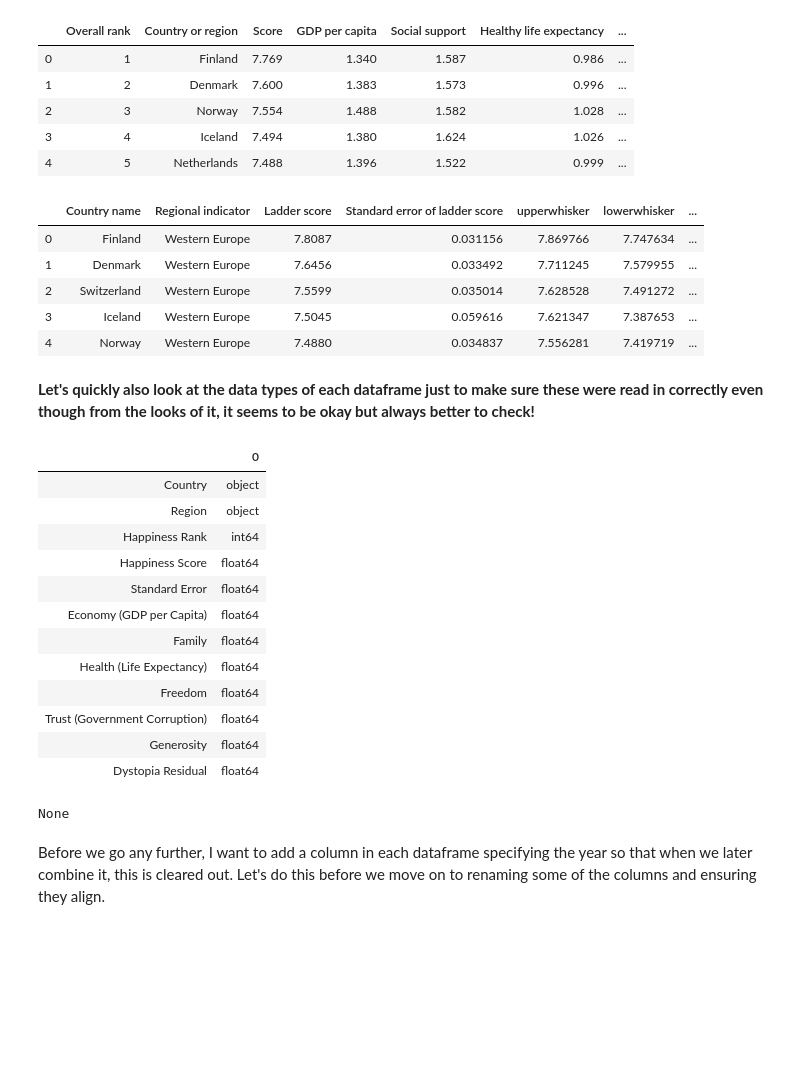
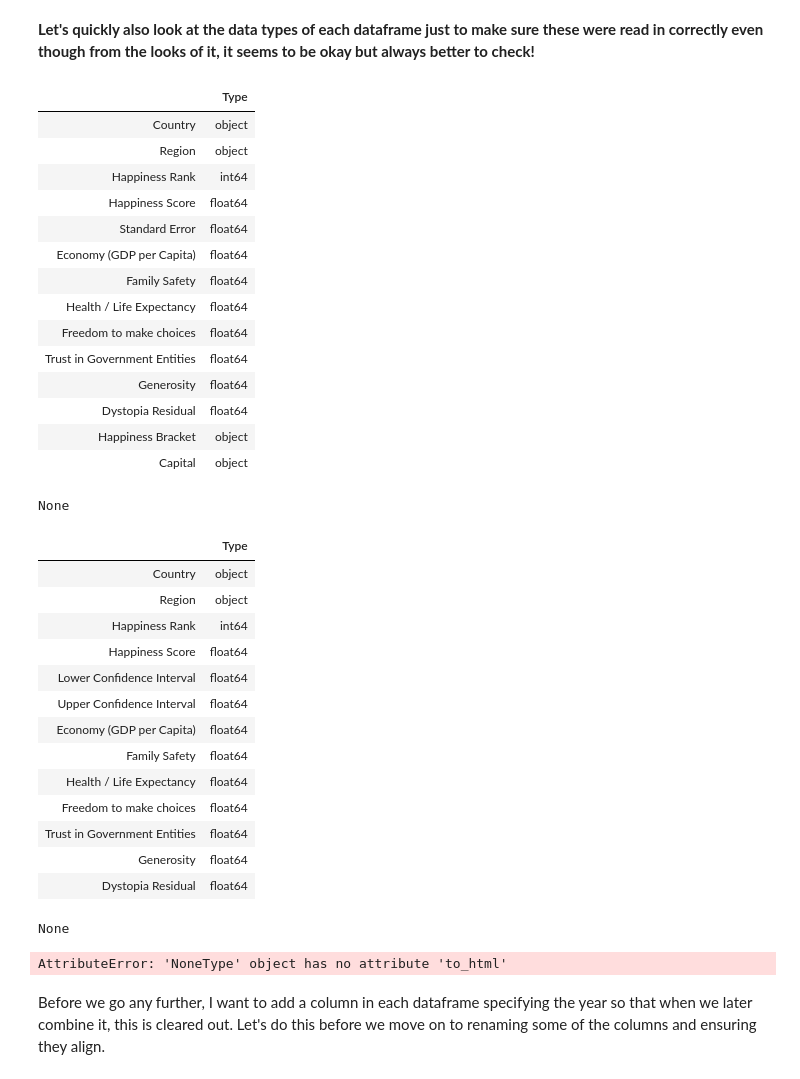
Before and after one commit to AlyBoolani/WorldHappinessReport, a Jupyter notebook: World Happiness Report Analysis.ipynb, the cells around one changed output. Cells and saved outputs as stored; diff of their text form; code cells hidden in the pictures; blank space fills up the shorter version.

```diff
--- a/World Happiness Report Analysis.ipynb
+++ b/World Happiness Report Analysis.ipynb
@@ -193,40 +79,42 @@ Year_2018.head()
-# %%
-Year_2019.head()
-# %% [output]
-|  | Overall rank | Country or region | Score | GDP per capita | Social support | Healthy life expectancy | ... |
-| 0 | 1 | Finland | 7.769 | 1.340 | 1.587 | 0.986 | ... |
-| 1 | 2 | Denmark | 7.600 | 1.383 | 1.573 | 0.996 | ... |
-| 2 | 3 | Norway | 7.554 | 1.488 | 1.582 | 1.028 | ... |
-| 3 | 4 | Iceland | 7.494 | 1.380 | 1.624 | 1.026 | ... |
-| 4 | 5 | Netherlands | 7.488 | 1.396 | 1.522 | 0.999 | ... |
-# %%
-Year_2020.head()
-# %% [output]
-|  | Country name | Regional indicator | Ladder score | Standard error of ladder score | upperwhisker | lowerwhisker | ... |
-| 0 | Finland | Western Europe | 7.8087 | 0.031156 | 7.869766 | 7.747634 | ... |
-| 1 | Denmark | Western Europe | 7.6456 | 0.033492 | 7.711245 | 7.579955 | ... |
-| 2 | Switzerland | Western Europe | 7.5599 | 0.035014 | 7.628528 | 7.491272 | ... |
-| 3 | Iceland | Western Europe | 7.5045 | 0.059616 | 7.621347 | 7.387653 | ... |
-| 4 | Norway | Western Europe | 7.4880 | 0.034837 | 7.556281 | 7.419719 | ... |
 # %% [markdown]
 **Let's quickly also look at the data types of each dataframe just to make sure these were read in correctly even though from the looks of it, it seems to be okay but always better to check!**
-# %%
-print(display(pd.DataFrame(Year_2015.dtypes)))
-# %% [output]
-|  | 0 |
-| Country | object |
-| Region | object |
-| Happiness Rank | int64 |
-| Happiness Score | float64 |
-| Standard Error | float64 |
-| Economy (GDP per Capita) | float64 |
-| Family | float64 |
-| Health (Life Expectancy) | float64 |
-| Freedom | float64 |
-| Trust (Government Corruption) | float64 |
-| Generosity | float64 |
-| Dystopia Residual | float64 |
-None
+# %%
+A = print(display(pd.DataFrame(Year_2015.dtypes, columns = ['Type'])))
+B = print(display(pd.DataFrame(Year_2016.dtypes, columns = ['Type'])))
+display_side_by_side(A,B)
+# %% [output]
+|  | Type |
+| Country | object |
+| Region | object |
+| Happiness Rank | int64 |
+| Happiness Score | float64 |
+| Standard Error | float64 |
+| Economy (GDP per Capita) | float64 |
+| Family Safety | float64 |
+| Health / Life Expectancy | float64 |
+| Freedom to make choices | float64 |
+| Trust in Government Entities | float64 |
+| Generosity | float64 |
+| Dystopia Residual | float64 |
+| Happiness Bracket | object |
+| Capital | object |
+None
+|  | Type |
+| Country | object |
+| Region | object |
+| Happiness Rank | int64 |
+| Happiness Score | float64 |
+| Lower Confidence Interval | float64 |
+| Upper Confidence Interval | float64 |
+| Economy (GDP per Capita) | float64 |
+| Family Safety | float64 |
+| Health / Life Expectancy | float64 |
+| Freedom to make choices | float64 |
+| Trust in Government Entities | float64 |
+| Generosity | float64 |
+| Dystopia Residual | float64 |
+None
+AttributeError: 'NoneType' object has no attribute 'to_html'
 # %% [markdown]
 Before we go any further, I want to add a column in each dataframe specifying the year so that when we later combine it, this is cleared out. Let's do this before we move on to renaming some of the columns and ensuring they align.
 # %%
```
Also changed, not shown: parts of 126 cells of this notebook, 1 other file.
